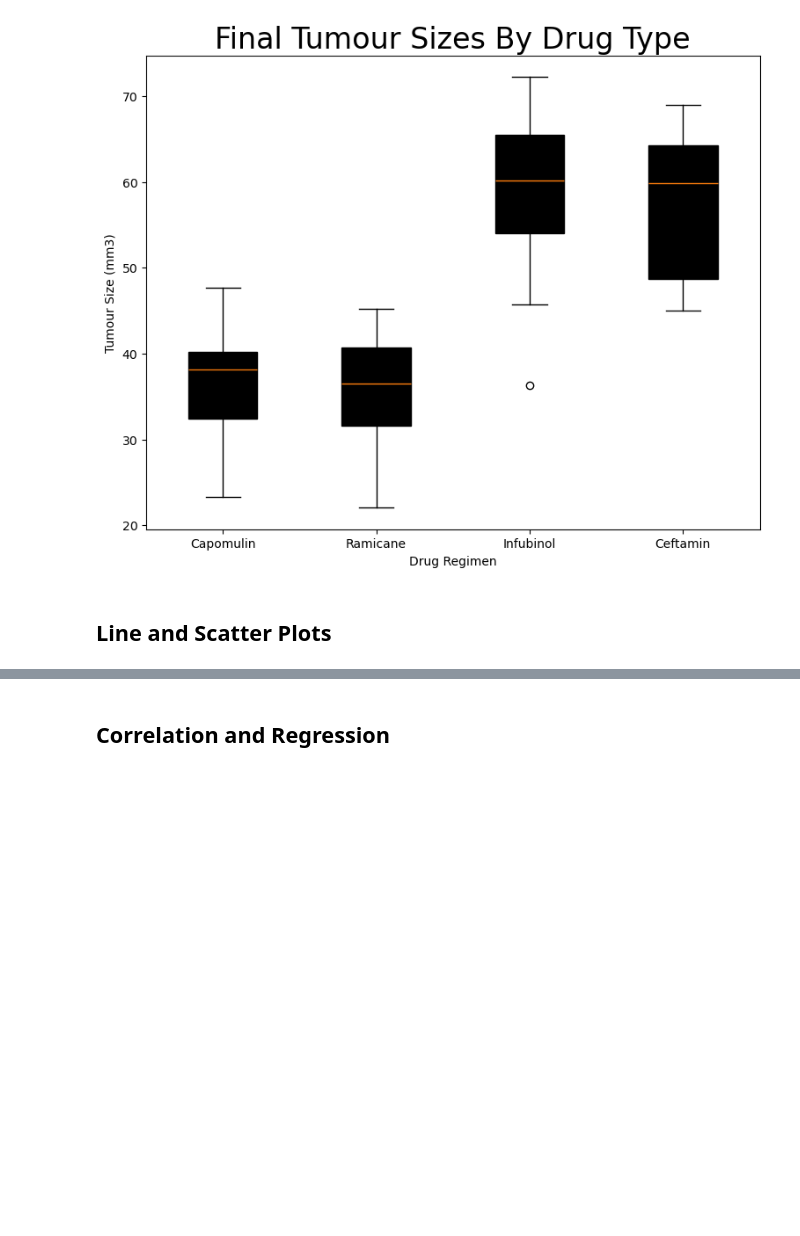
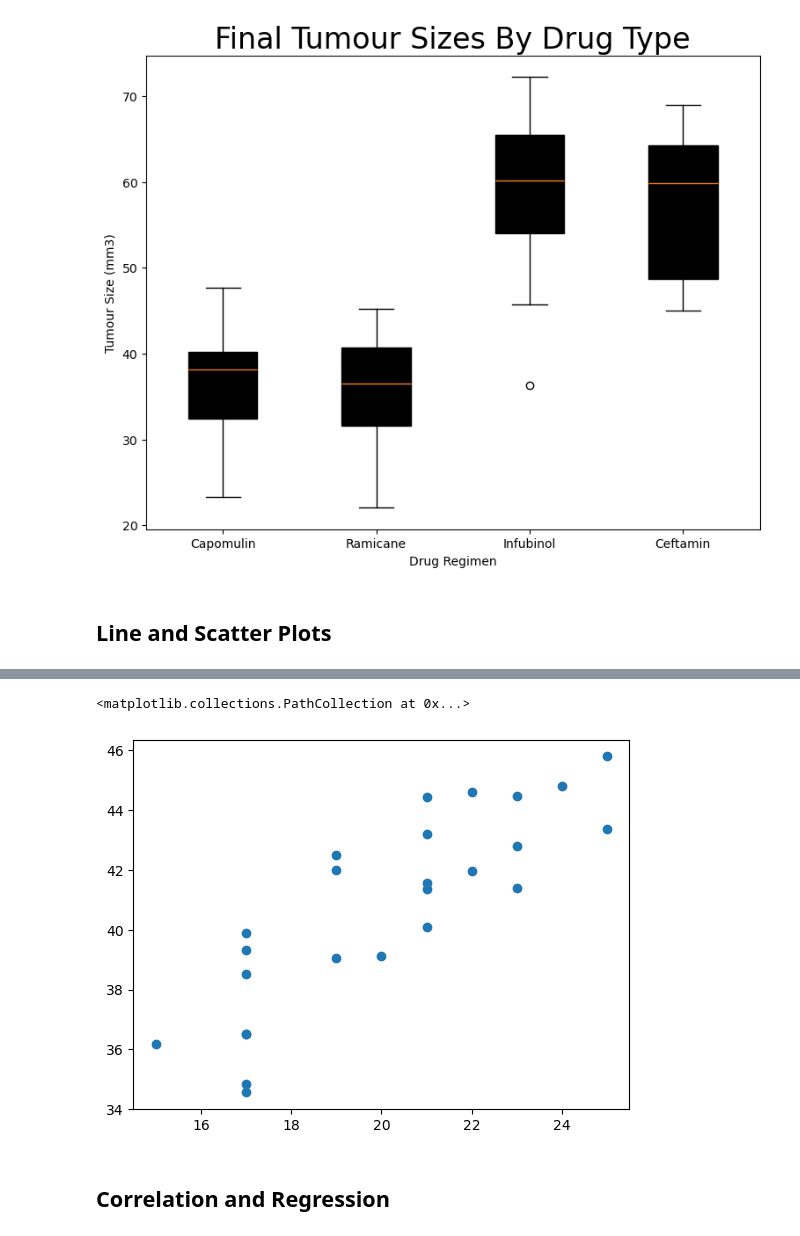
Before and after one commit to TatianaLouise/Pymaceuticals---Challenge, a Jupyter notebook: Pymaceuticals/pymaceuticals_starter.ipynb, the cells around one changed output, grey strips where cells are left out. Cells and saved outputs as stored; diff of their text form; code cells hidden in the pictures; blank space fills up the shorter version.

```diff
--- a/Pymaceuticals/pymaceuticals_starter.ipynb
+++ b/Pymaceuticals/pymaceuticals_starter.ipynb
@@ -348,4 +345,14 @@ plt.plot(x_axis, y_axis, linewidth=3)
 # %%
 # Generate a scatter plot of mouse weight vs. the average observed tumor volume for the entire Capomulin regimen
+capomulin_df = clean_mouse_df.loc[clean_mouse_df["Drug Regimen"] == "Capomulin", :]
+
+x_values = capomulin_df.groupby(["Mouse ID"])["Weight (g)"].mean()
+
+y_values = capomulin_df.groupby(["Mouse ID"])["Tumor Volume (mm3)"].mean()
+
+plt.scatter(x_values, y_values)
+# %% [output]
+<matplotlib.collections.PathCollection at 0x...>
+[figure, added]
 # %% [markdown]
 ## Correlation and Regression
```
Also changed, not shown: parts of 6 cells of this notebook.
